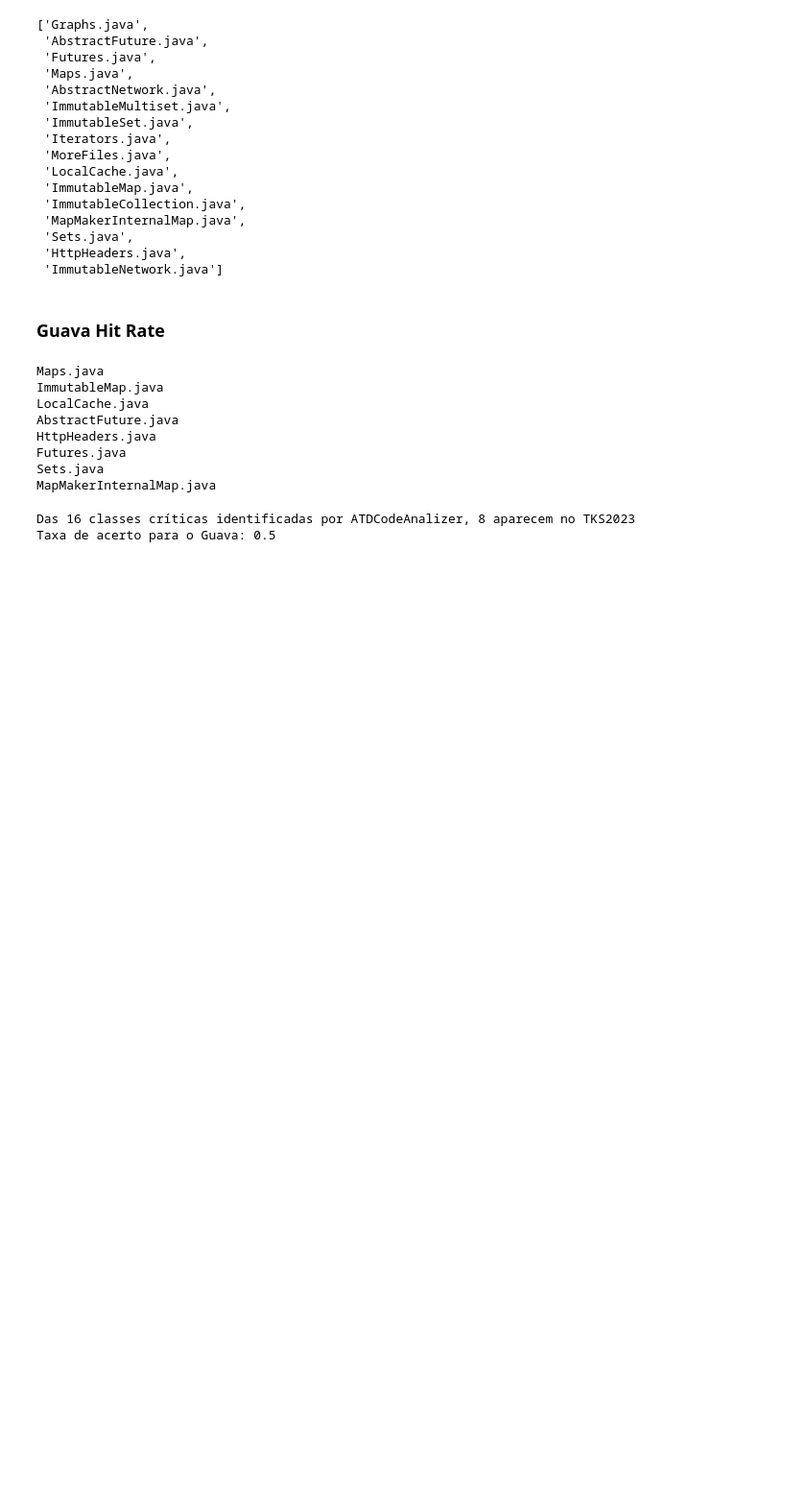
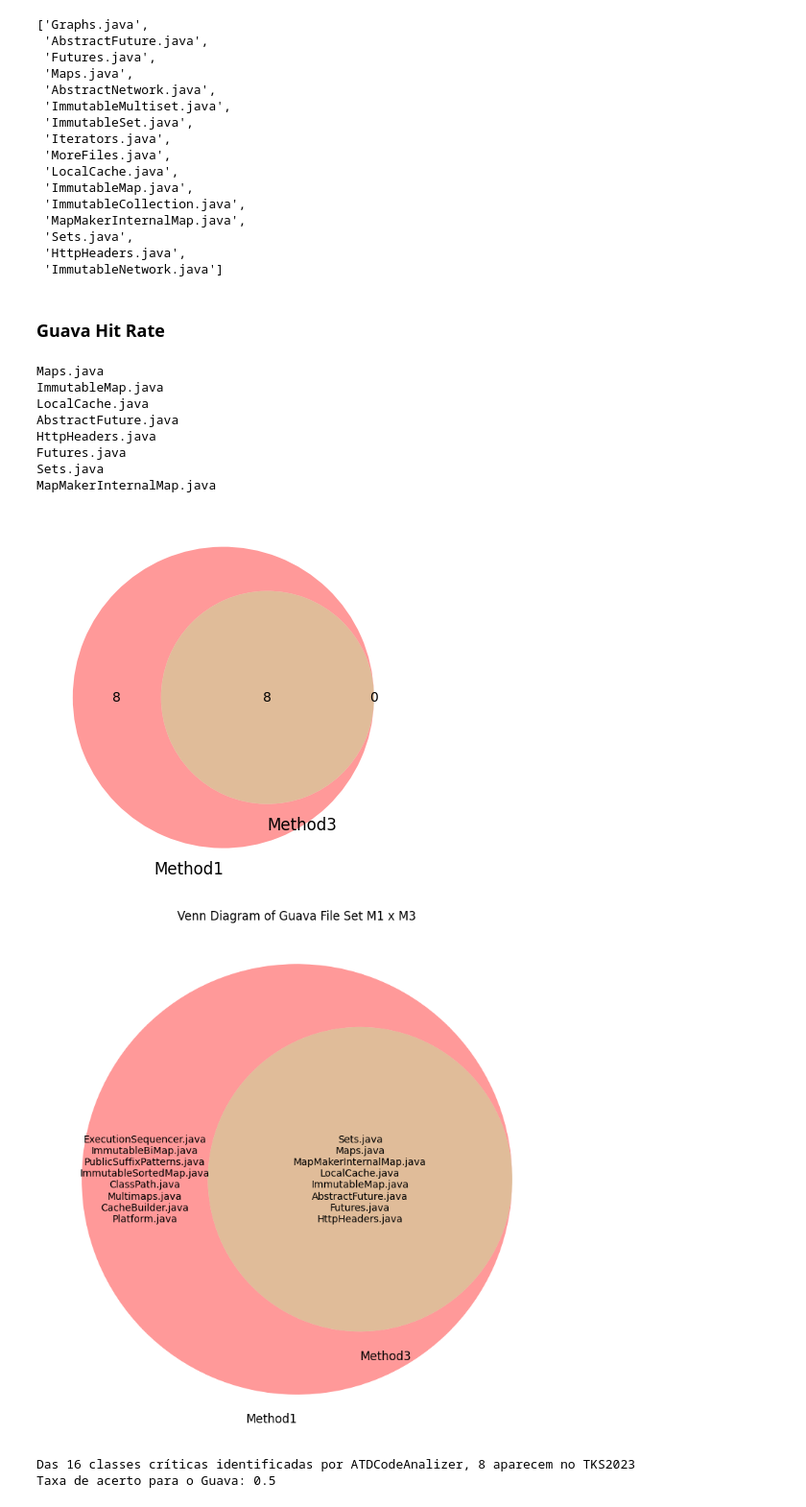
Before and after one commit to armandossrecife/piloto, a Jupyter notebook: notebooks/compare_with_tks_2023.ipynb, the cells around one changed output. Shown at 96% size. Drawn from its saved outputs; the diff is of its cells as text; code cells hidden in the pictures; blank space fills up the shorter version.

```diff
--- a/notebooks/compare_with_tks_2023.ipynb
+++ b/notebooks/compare_with_tks_2023.ipynb
@@ -813,9 +854,11 @@ list_classes_guava_high_priority_tks_2023
 # %% [markdown]
 ### Guava Hit Rate
 # %%
+list_guava_critical_classes_final = []
 lista_arquivos_criticos_guava_tks_2023 = []
 for each in list_guava_critical_classes:
   each = each + '.java'
+  list_guava_critical_classes_final.append(each)
   if each in list_classes_guava_high_priority_tks_2023:
     lista_arquivos_criticos_guava_tks_2023.append(each)
     print(each)
@@ -828,6 +871,11 @@ HttpHeaders.java
 Futures.java
 Sets.java
 MapMakerInternalMap.java
+# %%
+create_venn_diagram(lista1=list_guava_critical_classes_final, lista2=lista_arquivos_criticos_guava_tks_2023, show_labels=True, method2='Method3', title='Venn Diagram of Guava File Set M1 x M3')
+# %% [output]
+[figure, added]
+[figure, added]
 # %%
 qtd_classes_criticas_guava_my_method = len(list_guava_critical_classes)
 qtd_classes_criticas_guava_tks_2023 = len(lista_arquivos_criticos_guava_tks_2023)
```
Also changed, not shown: parts of 10 cells of this notebook, 1 other file.
